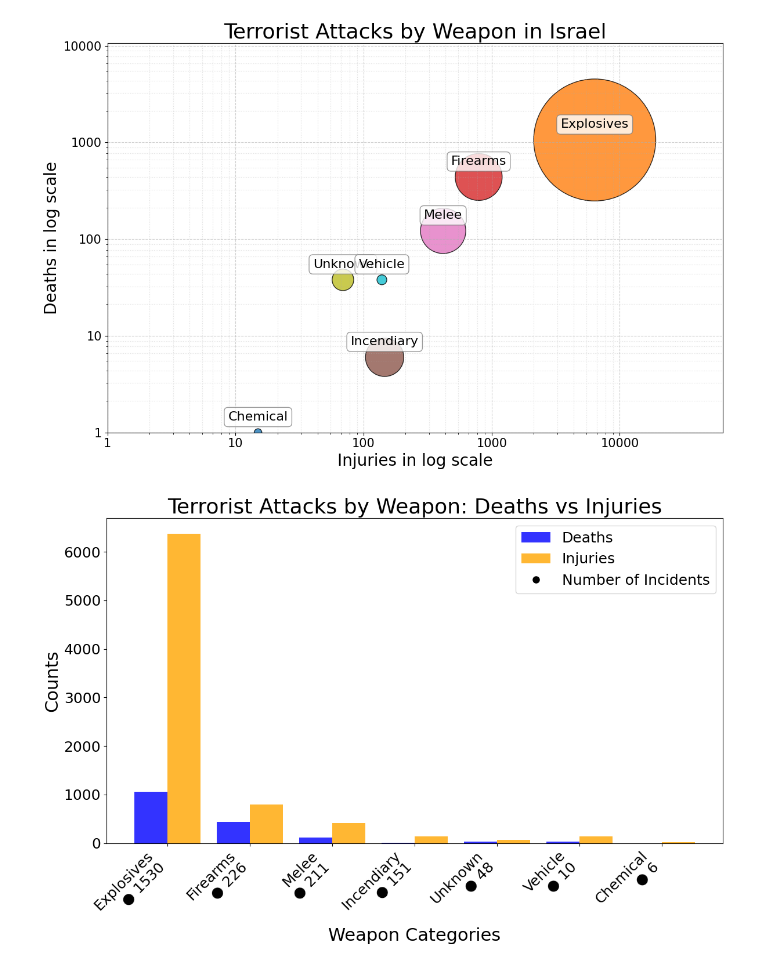
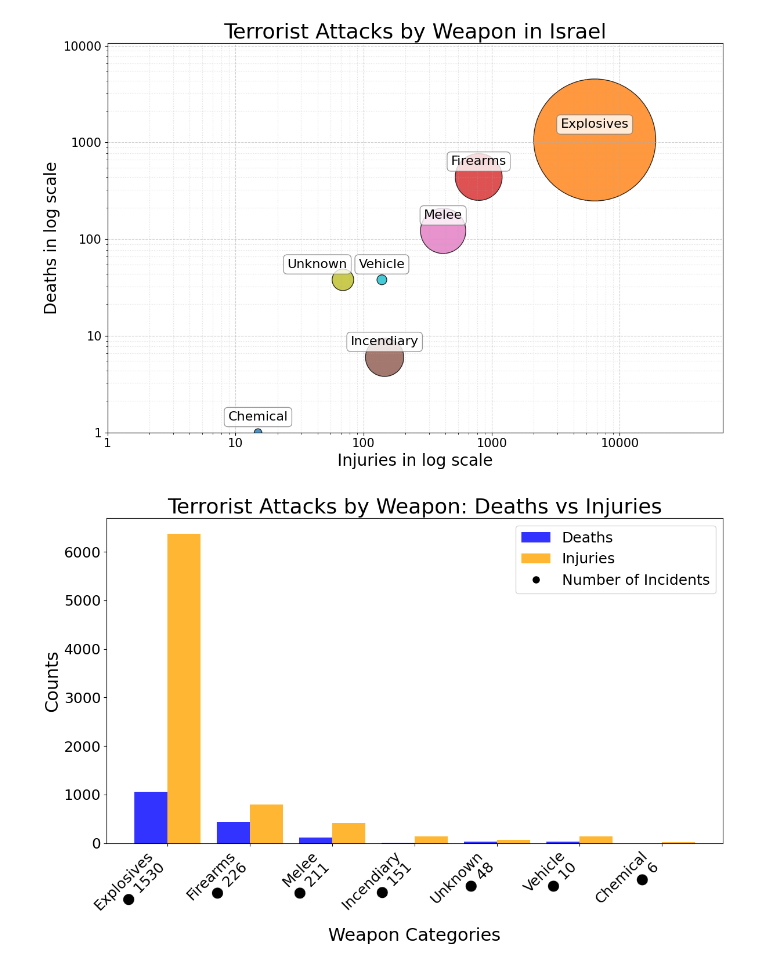
Before and after one commit to Yarin-Shohat/Terror-Attacks-Visualization, a Jupyter notebook: First Visualizations/עיצובים_חלופיים_מטלה_3.ipynb, the cells around one changed output. Drawn from its saved outputs; the diff is of its cells as text; code cells hidden in the pictures.

```diff
--- a/First Visualizations/עיצובים_חלופיים_מטלה_3.ipynb
+++ b/First Visualizations/עיצובים_חלופיים_מטלה_3.ipynb
@@ -75,15 +75,27 @@ scatter = ax.scatter(
 
 # Add labels above each bubble
 for i, category in enumerate(grouped_categories):
-    ax.text(
-        grouped_injuries.iloc[i],
-        grouped_fatalities.iloc[i] + 0.1,  # Adjusted to appear above the bubble
-        category,
-        fontsize=16,
-        ha='center',
-        va='bottom',
-        bbox=dict(boxstyle="round,pad=0.3", edgecolor="gray", facecolor="white", alpha=0.8)
-    )
+    if category == "Unknown":
+        # Special positioning for "Unknown"
+        ax.text(
+            grouped_injuries.iloc[i] - 0.2,
+            grouped_fatalities.iloc[i] + 0.1,
+            category,
+            fontsize=16,
+            ha='center',
+            va='bottom',
+            bbox=dict(boxstyle="round,pad=0.3", edgecolor="gray", facecolor="white", alpha=0.8)
+        )
+    else:
+      ax.text(
+          grouped_injuries.iloc[i],
+          grouped_fatalities.iloc[i] + 0.1,
+          category,
+          fontsize=16,
+          ha='center',
+          va='bottom',
+          bbox=dict(boxstyle="round,pad=0.3", edgecolor="gray", facecolor="white", alpha=0.8)
+      )
 
 # Customize axes
 ax.set_title("Terrorist Attacks by Weapon in Israel", fontsize=26)
@@ -105,34 +117,34 @@ for i in range(len(x_major_ticks) - 1):
     x_minor_ticks += list(np.log10(np.linspace(x_major_ticks[i], x_major_ticks[i+1], 9)))
     y_minor_ticks += list(np.log10(np.linspace(y_major_ticks[i], y_major_ticks[i+1], 9)))
 
 ax.xaxis.set_minor_locator(ticker.FixedLocator(x_minor_ticks))
 ax.yaxis.set_minor_locator(ticker.FixedLocator(y_minor_ticks))
 
 # Customize gridlines
 ax.grid(True, which='major', linestyle='--', alpha=0.8)  # Major gridlines
 ax.grid(True, which='minor', linestyle=':', alpha=0.4)  # Minor gridlines
 
 # Increase the grid range
 x_max = np.max(grouped_injuries) + 1  # Add extra space to the right
 y_max = np.max(grouped_fatalities) + 1  # Add extra space to the top
 ax.set_xlim([0, x_max])
 ax.set_ylim([0, y_max])
 
 # Adjust tick labels for log scale
 ax.set_xticklabels(x_major_ticks)
 ax.set_yticklabels(y_major_ticks)
 
 ax.tick_params(axis='y', which='major', labelsize=15)
 ax.tick_params(axis='x', which='major', labelsize=15)
 
 # Add gridlines for better visibility
 ax.grid(True, linestyle='--', alpha=0.6)
 
 # Show plot
 plt.tight_layout()
 plt.show()
 # %% [output]
-[figure, old version]
+[figure, new version]
 # %%
 import matplotlib.pyplot as plt
 import numpy as np
```
